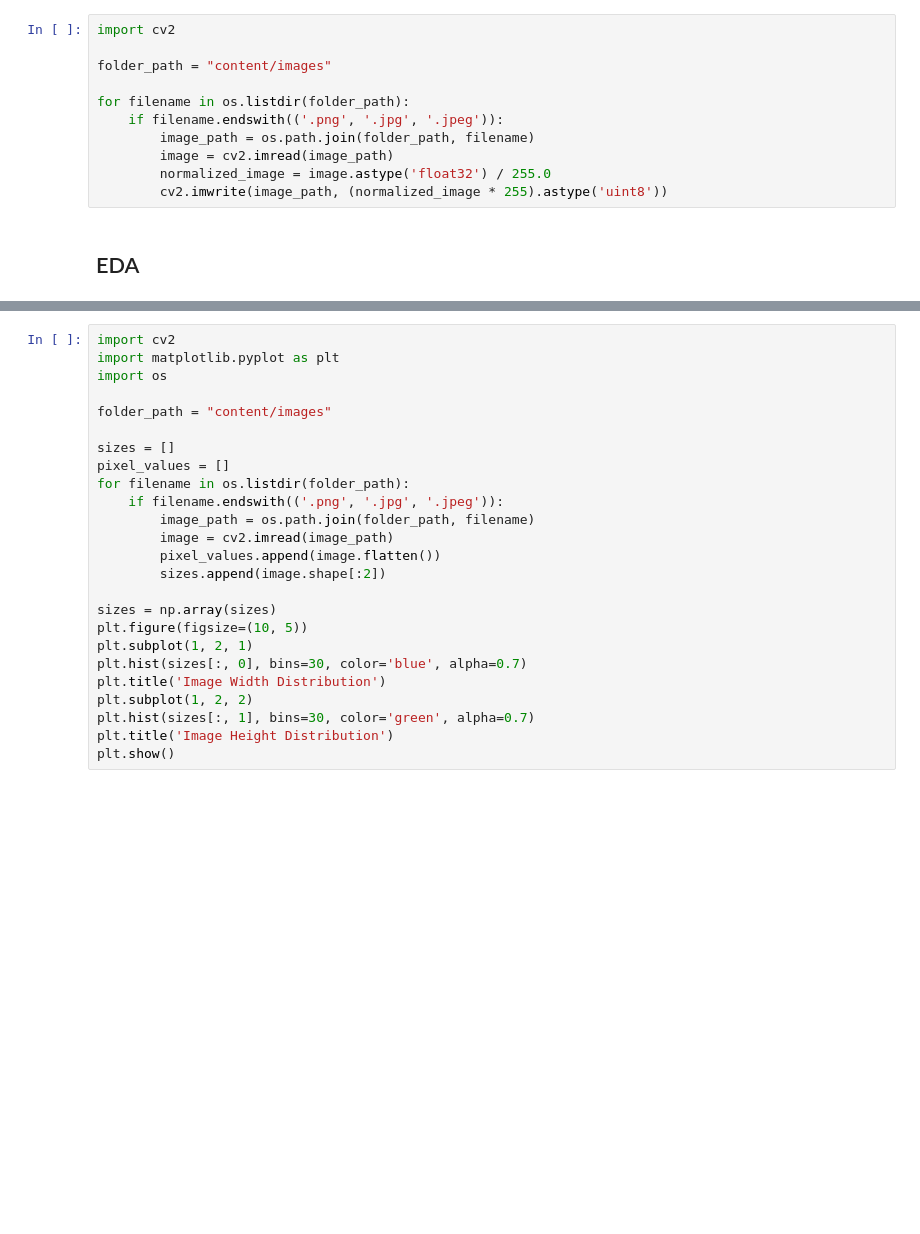
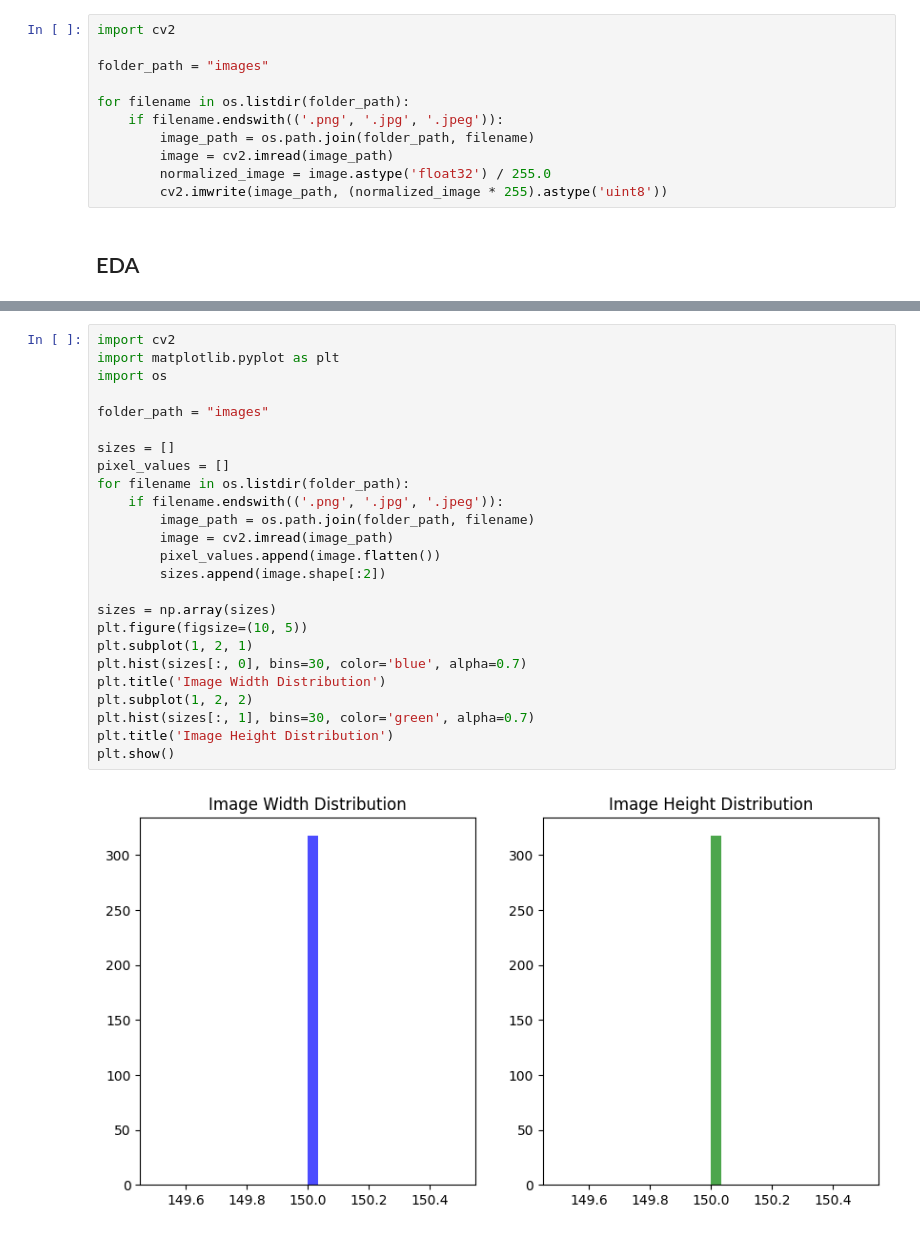
Before and after one commit to VictorPakholkov/data_collection, a Jupyter notebook: Multimodal_data.ipynb, the cells around one changed output, grey strips where cells are left out. Cells and saved outputs as stored; diff of their text form; blank space fills up the shorter version.

```diff
--- a/Multimodal_data.ipynb
+++ b/Multimodal_data.ipynb
@@ -129,7 +155,7 @@ data['review_text'] = data['review_text'].apply(process_text_russian)
 # %%
 import cv2
 
-folder_path = "content/images"
+folder_path = "images"
 
 for filename in os.listdir(folder_path):
     if filename.endswith(('.png', '.jpg', '.jpeg')):
@@ -144,26 +184,28 @@ data.info()
 # %%
 import cv2
 import matplotlib.pyplot as plt
 import os
 
-folder_path = "content/images"
+folder_path = "images"
 
 sizes = []
 pixel_values = []
 for filename in os.listdir(folder_path):
     if filename.endswith(('.png', '.jpg', '.jpeg')):
         image_path = os.path.join(folder_path, filename)
         image = cv2.imread(image_path)
         pixel_values.append(image.flatten())
         sizes.append(image.shape[:2])
 
 sizes = np.array(sizes)
 plt.figure(figsize=(10, 5))
 plt.subplot(1, 2, 1)
 plt.hist(sizes[:, 0], bins=30, color='blue', alpha=0.7)
 plt.title('Image Width Distribution')
 plt.subplot(1, 2, 2)
 plt.hist(sizes[:, 1], bins=30, color='green', alpha=0.7)
 plt.title('Image Height Distribution')
 plt.show()
+# %% [output]
+[figure, added]
 # %%
```
Also changed, not shown: parts of 9 cells of this notebook.
